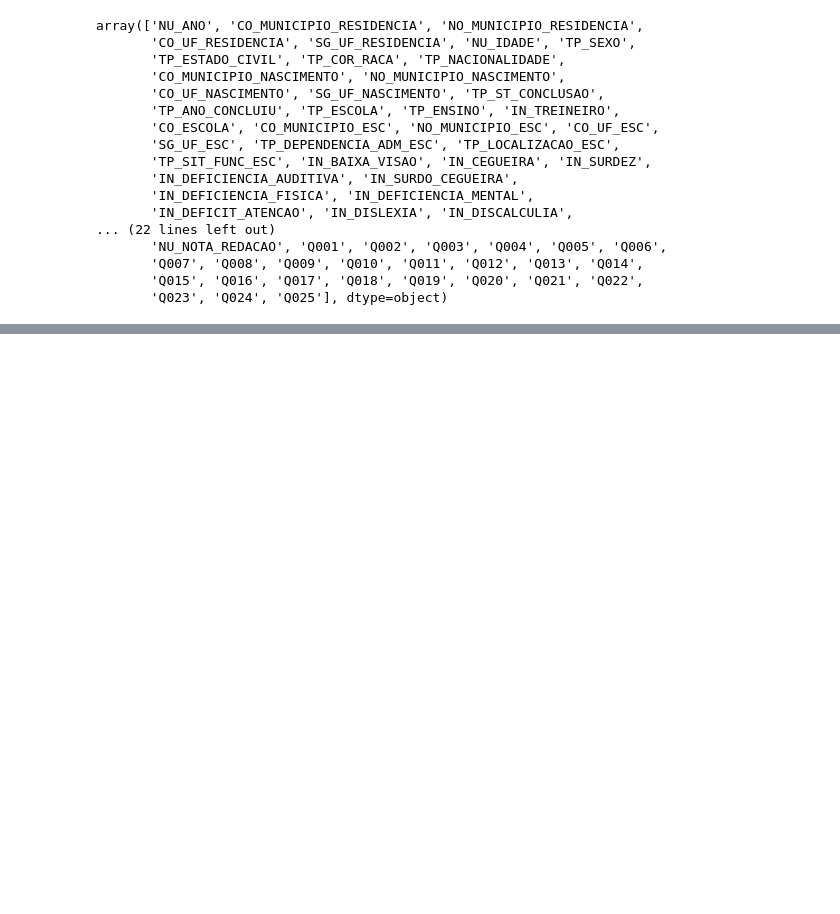
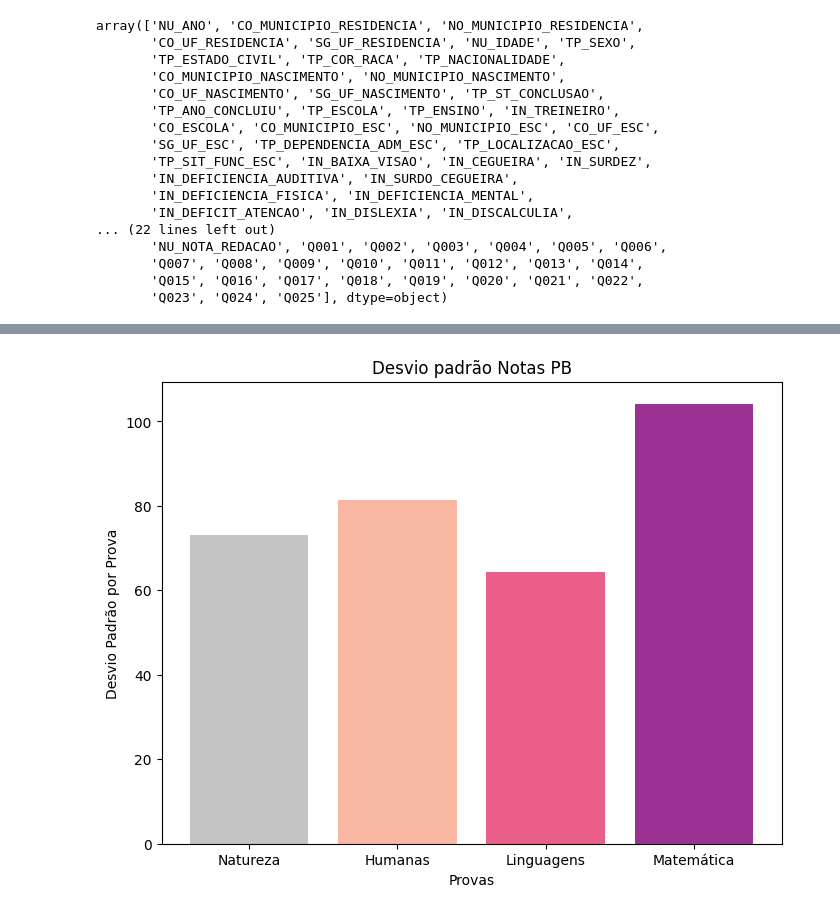
Before and after one commit to SolracSiul/estatistica, a Jupyter notebook: codigo.ipynb, the cells around one changed output, grey strips where cells are left out. Cells and saved outputs as stored; diff of their text form; code cells hidden in the pictures; blank space fills up the shorter version.

```diff
--- a/codigo.ipynb
+++ b/codigo.ipynb
@@ -117,0 +120,17 @@ chart.render_notebook()
+# %%
+import matplotlib.pyplot as plt
+desvios_padrao = microdadods_enem_pb[['NU_NOTA_CN', 'NU_NOTA_CH', 'NU_NOTA_LC', 'NU_NOTA_MT']].std()
+
+labels = ['Natureza', 'Humanas', 'Linguagens', 'Matemática']
+colors = ['#c4c4c4', '#F7B7A3', '#EA5F89', '#9B3192']
+
+plt.figure(figsize=(8, 6))
+plt.bar(labels, desvios_padrao, color=colors)
+
+plt.title('Desvio padrão Notas PB')
+plt.xlabel('Provas')
+plt.ylabel('Desvio Padrão por Prova')
+
+plt.show()
+# %% [output]
+[figure, added]
```
Also changed, not shown: parts of 16 cells of this notebook, 1 other file.
